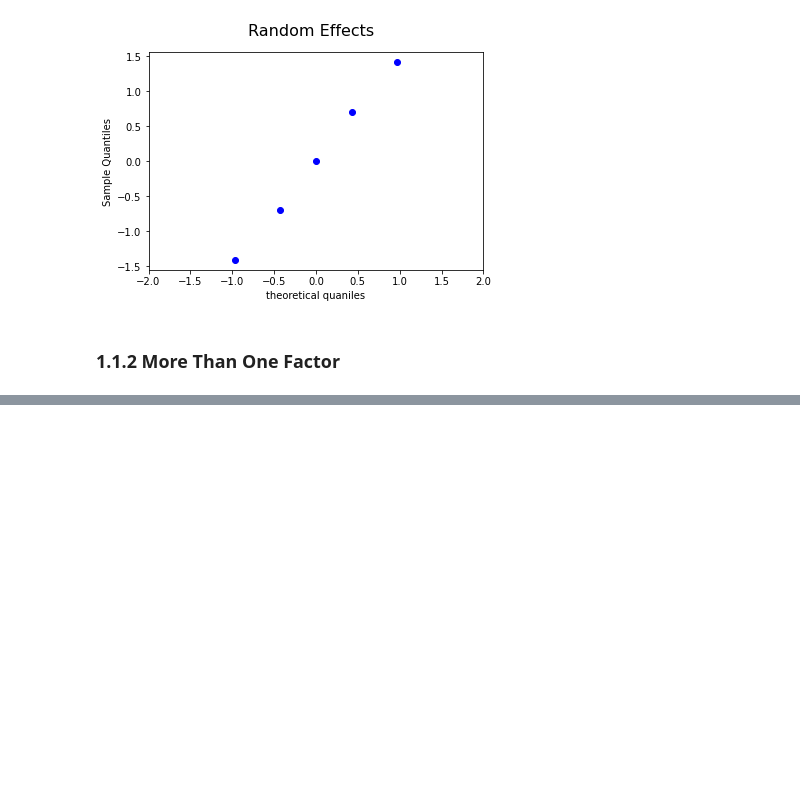
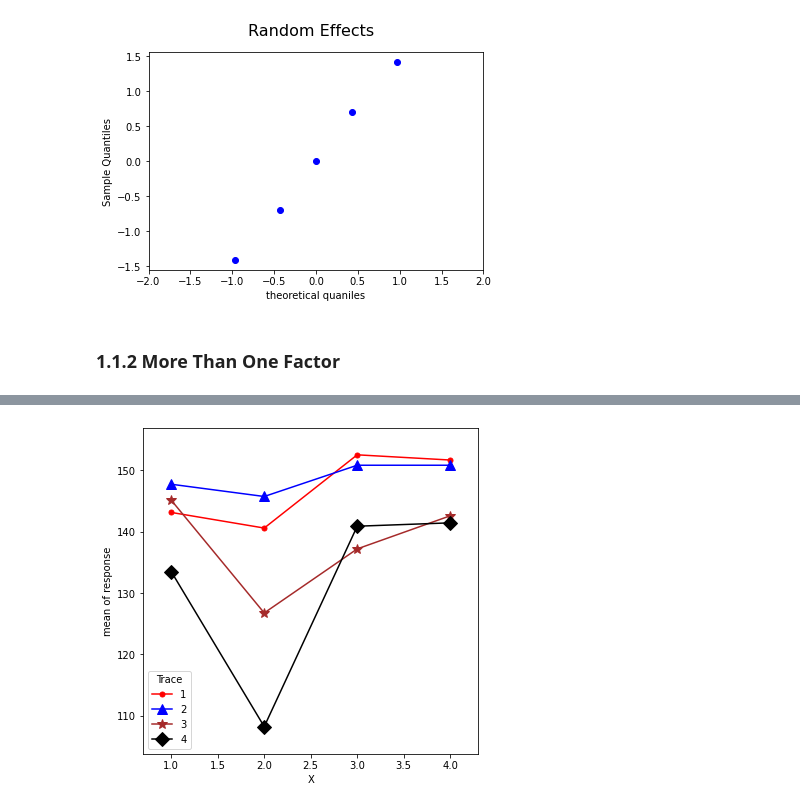
Before and after one commit to amahjourwalid/CA-HMMA307, a Jupyter notebook: Random and Mixed Effects Models.ipynb, the cells around one changed output, grey strips where cells are left out. Cells and saved outputs as stored; diff of their text form; code cells hidden in the pictures; blank space fills up the shorter version.

```diff
--- a/Random and Mixed Effects Models.ipynb
+++ b/Random and Mixed Effects Models.ipynb
@@ -137,3 +137,16 @@ plt.show()
 [figure]
 # %% [markdown]
 ### 1.1.2 More Than One Factor
+# %%
+y = [142.3, 144.0, 148.6, 146.9, 142.9, 147.4, 133.8, 133.2,
+       134.9, 146.3, 145.2, 146.3, 125.9, 127.6, 108.9, 107.5,
+       148.6, 156.5, 148.6, 153.1, 135.5, 138.9, 132.1, 149.7,
+       152.0, 151.4, 149.7, 152.0, 142.9, 142.3, 141.7, 141.2]
+fac=np.array([1,2,3,4])
+day=np.repeat(fac,8, axis=0)
+machine=np.concatenate((np.repeat(fac,2, axis=0), np.repeat(fac,2, axis=0),np.repeat(fac,2, axis=0),np.repeat(fac,2, axis=0)))
+trigly = {'y': y , 'day': pd.Categorical(day), 'machine': pd.Categorical(machine)}
+trigly = pd.DataFrame(data=trigly)
+trigly.info()
+print(pd.Categorical(day).categories)
+print(pd.Categorical(machine).categories)
@@ -139,0 +175,6 @@ plt.show()
+# %%
+from statsmodels.graphics.factorplots import interaction_plot
+fig, ax = plt.subplots(figsize=(6, 6))
+fig = interaction_plot(x=day, trace=machine, response=y,colors=['red', 'blue','brown','black'], markers=['.', '^','*','D'], ms=10, ax=ax)
+# %% [output]
+[figure, added]
```
Also changed, not shown: parts of 5 cells of this notebook.
